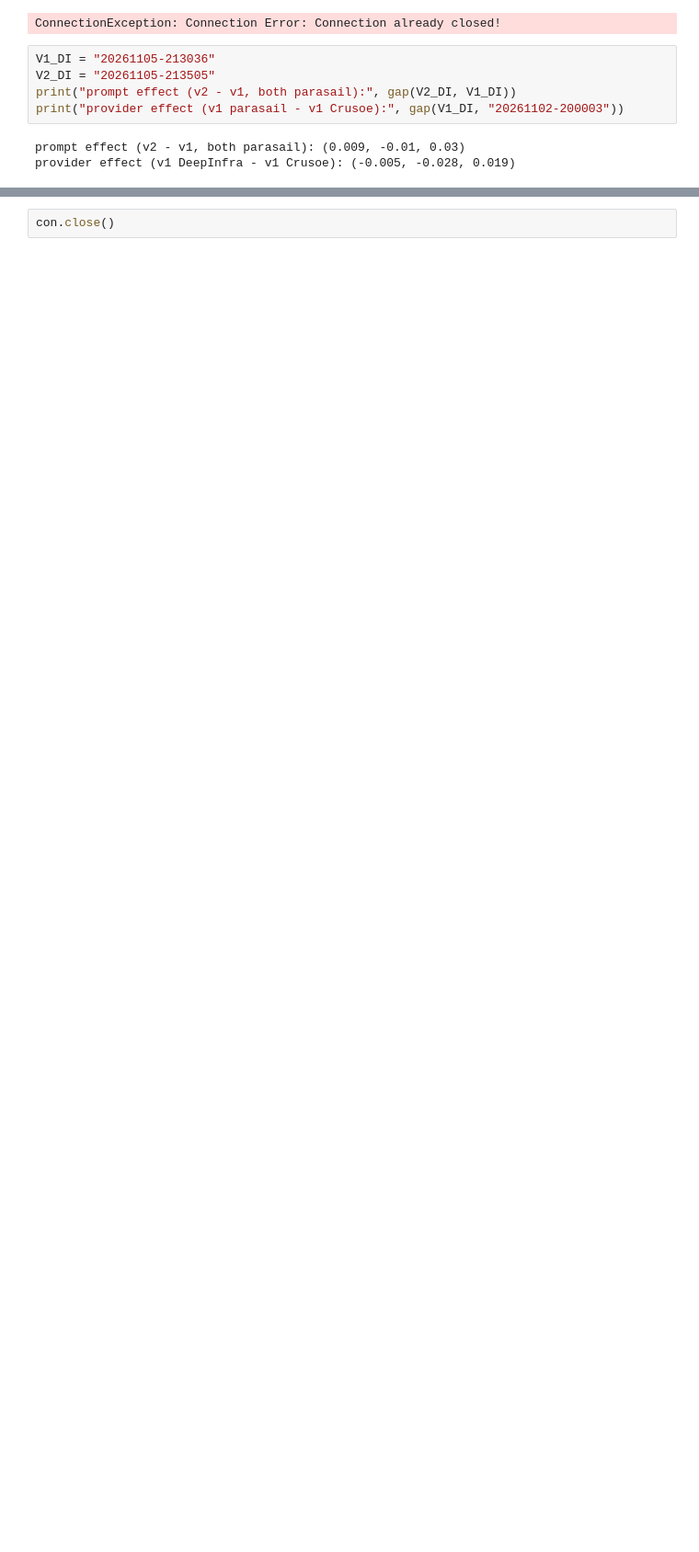
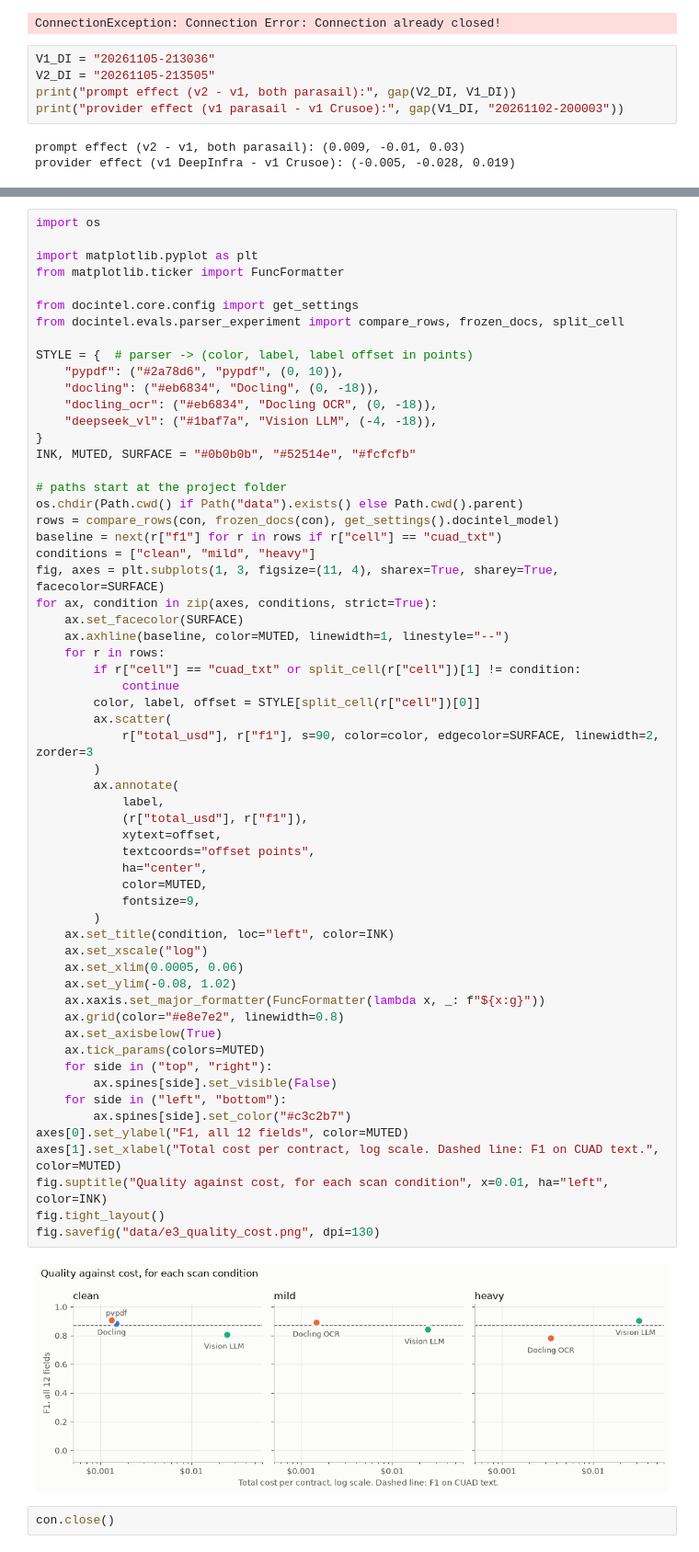
Before and after one commit to srikarspace/doc-intell-pipeline, a Jupyter notebook: notebooks/00_explore.ipynb, the cells around one changed output, grey strips where cells are left out. Shown at 92% size. Saved outputs shown, nothing was run; the diff lists cells and outputs as text; blank space fills up the shorter version.

Commit message:
added: parsers experiment results

```diff
--- a/notebooks/00_explore.ipynb
+++ b/notebooks/00_explore.ipynb
@@ -1114,2 +1129,63 @@ con.execute(
+# %%
+import os
+
+import matplotlib.pyplot as plt
+from matplotlib.ticker import FuncFormatter
+
+from docintel.core.config import get_settings
+from docintel.evals.parser_experiment import compare_rows, frozen_docs, split_cell
+
+STYLE = {  # parser -> (color, label, label offset in points)
+    "pypdf": ("#2a78d6", "pypdf", (0, 10)),
+    "docling": ("#eb6834", "Docling", (0, -18)),
+    "docling_ocr": ("#eb6834", "Docling OCR", (0, -18)),
+    "deepseek_vl": ("#1baf7a", "Vision LLM", (-4, -18)),
+}
+INK, MUTED, SURFACE = "#0b0b0b", "#52514e", "#fcfcfb"
+
+# paths start at the project folder
+os.chdir(Path.cwd() if Path("data").exists() else Path.cwd().parent)
+rows = compare_rows(con, frozen_docs(con), get_settings().docintel_model)
+baseline = next(r["f1"] for r in rows if r["cell"] == "cuad_txt")
+conditions = ["clean", "mild", "heavy"]
+fig, axes = plt.subplots(1, 3, figsize=(11, 4), sharex=True, sharey=True, facecolor=SURFACE)
+for ax, condition in zip(axes, conditions, strict=True):
+    ax.set_facecolor(SURFACE)
+    ax.axhline(baseline, color=MUTED, linewidth=1, linestyle="--")
+    for r in rows:
+        if r["cell"] == "cuad_txt" or split_cell(r["cell"])[1] != condition:
+            continue
+        color, label, offset = STYLE[split_cell(r["cell"])[0]]
+        ax.scatter(
+            r["total_usd"], r["f1"], s=90, color=color, edgecolor=SURFACE, linewidth=2, zorder=3
+        )
+        ax.annotate(
+            label,
+            (r["total_usd"], r["f1"]),
+            xytext=offset,
+            textcoords="offset points",
+            ha="center",
+            color=MUTED,
+            fontsize=9,
+        )
+    ax.set_title(condition, loc="left", color=INK)
+    ax.set_xscale("log")
+    ax.set_xlim(0.0005, 0.06)
+    ax.set_ylim(-0.08, 1.02)
+    ax.xaxis.set_major_formatter(FuncFormatter(lambda x, _: f"${x:g}"))
+    ax.grid(color="#e8e7e2", linewidth=0.8)
+    ax.set_axisbelow(True)
+    ax.tick_params(colors=MUTED)
+    for side in ("top", "right"):
+        ax.spines[side].set_visible(False)
+    for side in ("left", "bottom"):
+        ax.spines[side].set_color("#c3c2b7")
+axes[0].set_ylabel("F1, all 12 fields", color=MUTED)
+axes[1].set_xlabel("Total cost per contract, log scale. Dashed line: F1 on CUAD text.", color=MUTED)
+fig.suptitle("Quality against cost, for each scan condition", x=0.01, ha="left", color=INK)
+fig.tight_layout()
+fig.savefig("data/e3_quality_cost.png", dpi=130)
+# %% [output]
+[figure, added]
 # %%
 con.close()
```
Also changed, not shown: parts of 7 cells of this notebook, 6 other files.
